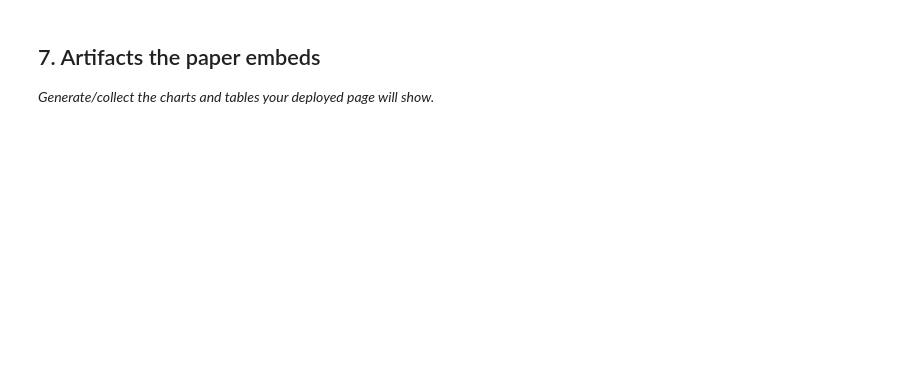
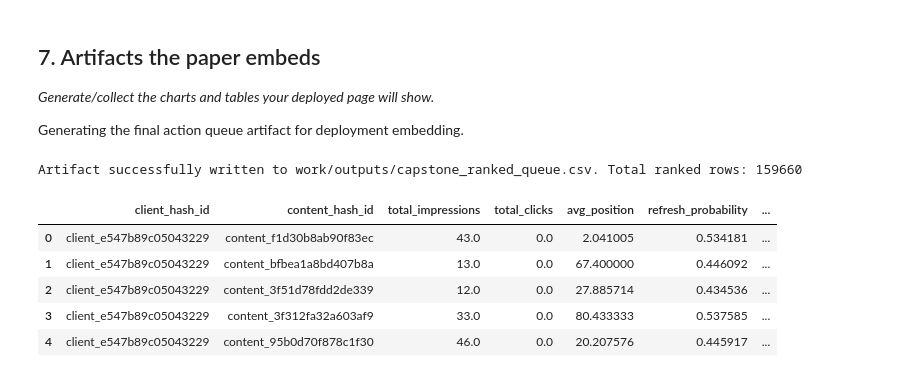
Before and after one commit to CaesarKasiba/ML-Pipeline, a Jupyter notebook: work/notebooks/capstone.ipynb, the cells around one changed output. Drawn from its saved outputs; the diff is of its cells as text; code cells hidden in the pictures; blank space fills up the shorter version.

```diff
--- a/work/notebooks/capstone.ipynb
+++ b/work/notebooks/capstone.ipynb
@@ -32,0 +103,20 @@ This skeleton is yours to fill. Work the sections **in order** — each one has
+# %%
+from sklearn.ensemble import RandomForestClassifier
+from sklearn.metrics import classification_report, roc_auc_score
+from sklearn.model_selection import train_test_split
+
+features = ['m1_impressions', 'm1_clicks', 'm1_avg_position']
+X = df_model_data[features].fillna(0)
+y = df_model_data['decay_label']
+
+X_train, X_test, y_train, y_test = train_test_split(X, y, test_size=0.2, random_state=42)
+
+clf = RandomForestClassifier(n_estimators=100, max_depth=6, random_state=42)
+clf.fit(X_train, y_train)
+
+preds = clf.predict(X_test)
+probs = clf.predict_proba(X_test)[:, 1]
+
+print("--- Model Performance Report ---")
+print(classification_report(y_test, preds))
+print(f"ROC-AUC Score: {roc_auc_score(y_test, probs):.4f}")
@@ -34,3 +162,40 @@ This skeleton is yours to fill. Work the sections **in order** — each one has
 ## 7. Artifacts the paper embeds
 
 *Generate/collect the charts and tables your deployed page will show.*
+
+Generating the final action queue artifact for deployment embedding.
+# %%
+# Generate final scored action queue for sealed dataset
+sealed_query = """
+SELECT
+    client_hash_id,
+    content_hash_id,
+    SUM(gsc_impressions) AS total_impressions,
+    SUM(gsc_clicks) AS total_clicks,
+    AVG(gsc_avg_position) AS avg_position
+FROM read_parquet('hf://datasets/FlyRank/internship-warehouse/fact_content_daily_performance/month=2026-06/*.parquet')
+GROUP BY 1, 2
+HAVING SUM(gsc_impressions) > 10;
+"""
+df_sealed = con.execute(sealed_query).fetchdf()
+
+# Prepare feature matrix and align column names with training features
+X_sealed = df_sealed[['total_impressions', 'total_clicks', 'avg_position']].fillna(0)
+X_sealed.columns = ['m1_impressions', 'm1_clicks', 'm1_avg_position']
+
+# Compute probabilities safely
+df_sealed['refresh_probability'] = clf.predict_proba(X_sealed)[:, 1]
+df_sealed['action_label'] = 'FLAG_FOR_REFRESH'
+
+output_path = 'work/outputs/capstone_ranked_queue.csv'
+df_sealed.to_csv(output_path, index=False)
+print(f"Artifact successfully written to {output_path}. Total ranked rows: {len(df_sealed)}")
+display(df_sealed.head(5))
+# %% [output]
+Artifact successfully written to work/outputs/capstone_ranked_queue.csv. Total ranked rows: 159660
+|  | client_hash_id | content_hash_id | total_impressions | total_clicks | avg_position | refresh_probability | ... |
+| 0 | client_e547b89c05043229 | content_f1d30b8ab90f83ec | 43.0 | 0.0 | 2.041005 | 0.534181 | ... |
+| 1 | client_e547b89c05043229 | content_bfbea1a8bd407b8a | 13.0 | 0.0 | 67.400000 | 0.446092 | ... |
+| 2 | client_e547b89c05043229 | content_3f51d78fdd2de339 | 12.0 | 0.0 | 27.885714 | 0.434536 | ... |
+| 3 | client_e547b89c05043229 | content_3f312fa32a603af9 | 33.0 | 0.0 | 80.433333 | 0.537585 | ... |
+| 4 | client_e547b89c05043229 | content_95b0d70f878c1f30 | 46.0 | 0.0 | 20.207576 | 0.445917 | ... |
```
Also changed, not shown: parts of 18 cells of this notebook.
